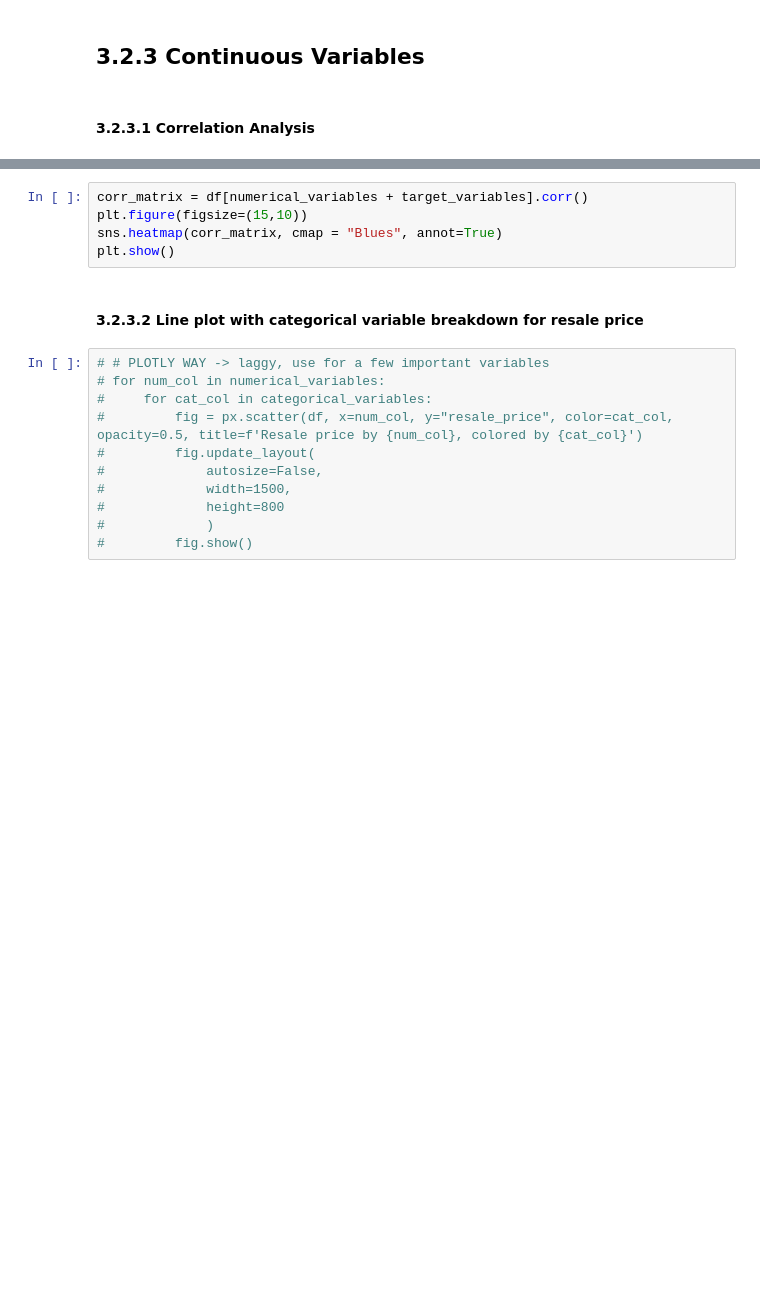
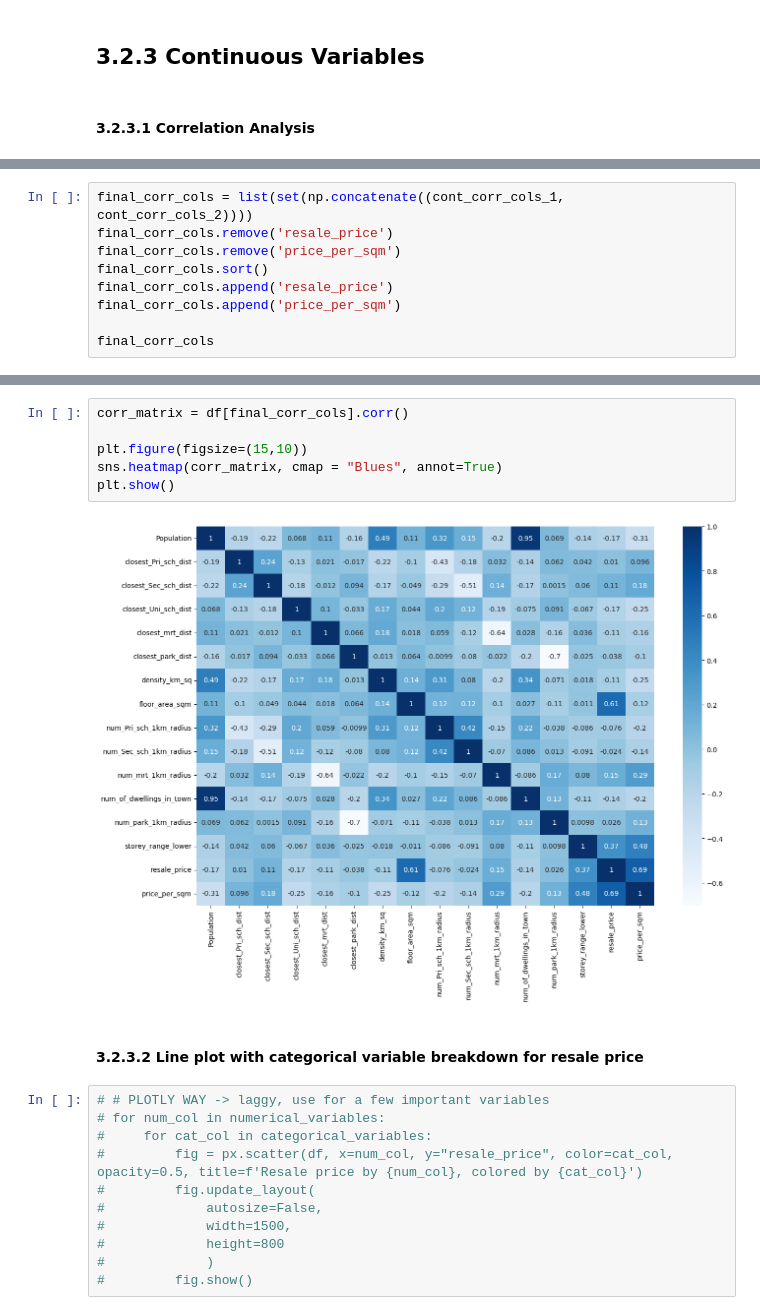
Before and after one commit to alvintanjl/HDB_Resale_Price_Regression, a Jupyter notebook: 2_Data Visualisation.ipynb, the cells around one changed output, grey strips where cells are left out. Drawn from its saved outputs; the diff is of its cells as text; blank space fills up the shorter version.

```diff
--- a/2_Data Visualisation.ipynb
+++ b/2_Data Visualisation.ipynb
@@ -274,0 +322,9 @@ fig.show()
+# %%
+final_corr_cols = list(set(np.concatenate((cont_corr_cols_1, cont_corr_cols_2))))
+final_corr_cols.remove('resale_price')
+final_corr_cols.remove('price_per_sqm')
+final_corr_cols.sort()
+final_corr_cols.append('resale_price')
+final_corr_cols.append('price_per_sqm')
+
+final_corr_cols
@@ -275,8 +348,11 @@ fig.show()
 # %%
-corr_matrix = df[numerical_variables + target_variables].corr()
+corr_matrix = df[final_corr_cols].corr()
+
 plt.figure(figsize=(15,10))
 sns.heatmap(corr_matrix, cmap = "Blues", annot=True)
 plt.show()
+# %% [output]
+[figure, added]
 # %% [markdown]
 #### 3.2.3.2 Line plot with categorical variable breakdown for resale price
 # %%
```
Also changed, not shown: parts of 3 cells of this notebook.
